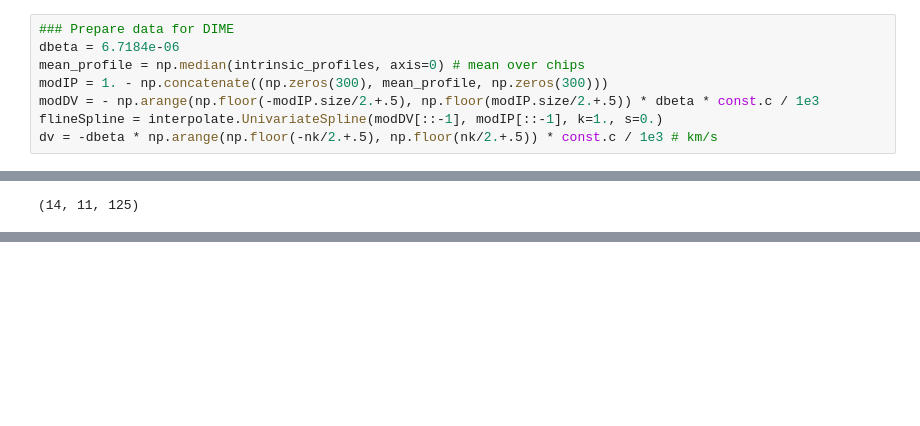
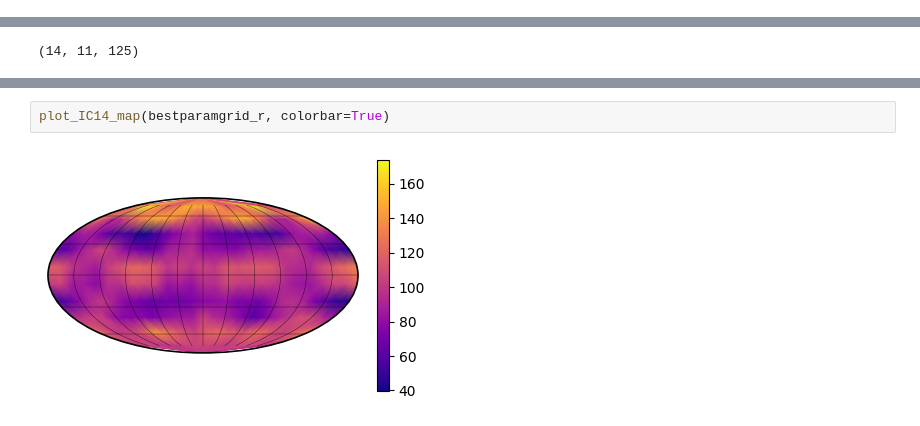
Before and after one commit to alphalyncis/igrins_doppler_imaging, a Jupyter notebook: src/scripts/test_simic14.ipynb, the cells around one changed output, grey strips where cells are left out. Drawn from its saved outputs; the diff is of its cells as text; blank space fills up the shorter version.

```diff
--- a/src/scripts/test_simic14.ipynb
+++ b/src/scripts/test_simic14.ipynb
@@ -177,11 +178,3 @@ chip: 19 obs: 13 offset: 0
 [figure]
 [figure]
 [figure]
-# %%
-### Prepare data for DIME
-dbeta = 6.7184e-06
-mean_profile = np.median(intrinsic_profiles, axis=0) # mean over chips
-modIP = 1. - np.concatenate((np.zeros(300), mean_profile, np.zeros(300)))
-modDV = - np.arange(np.floor(-modIP.size/2.+.5), np.floor(modIP.size/2.+.5)) * dbeta * const.c / 1e3
-flineSpline = interpolate.UnivariateSpline(modDV[::-1], modIP[::-1], k=1., s=0.)
-dv = -dbeta * np.arange(np.floor(-nk/2.+.5), np.floor(nk/2.+.5)) * const.c / 1e3 # km/s
@@ -234,0 +252,4 @@ obskerns_norm.shape
+# %%
+plot_IC14_map(bestparamgrid_r, colorbar=True)
+# %% [output]
+[figure, added]
```
Also changed, not shown: parts of 9 cells of this notebook.
